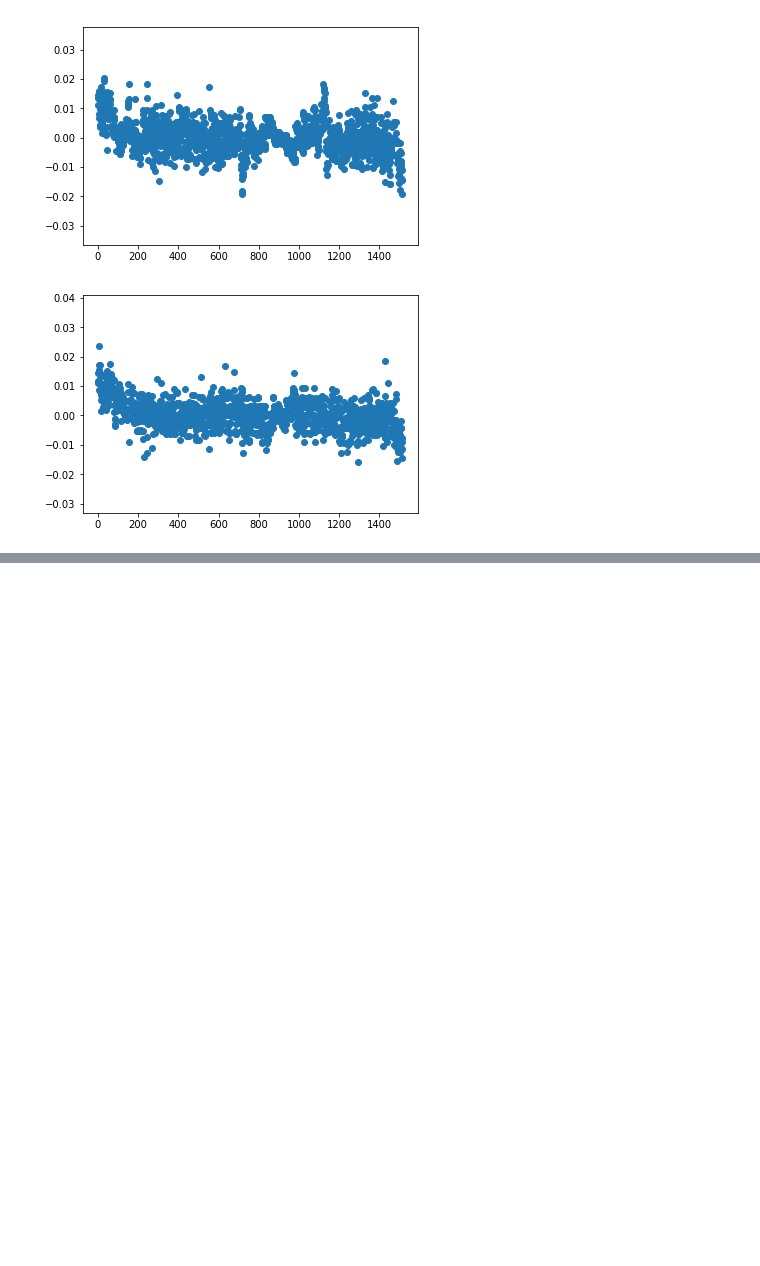
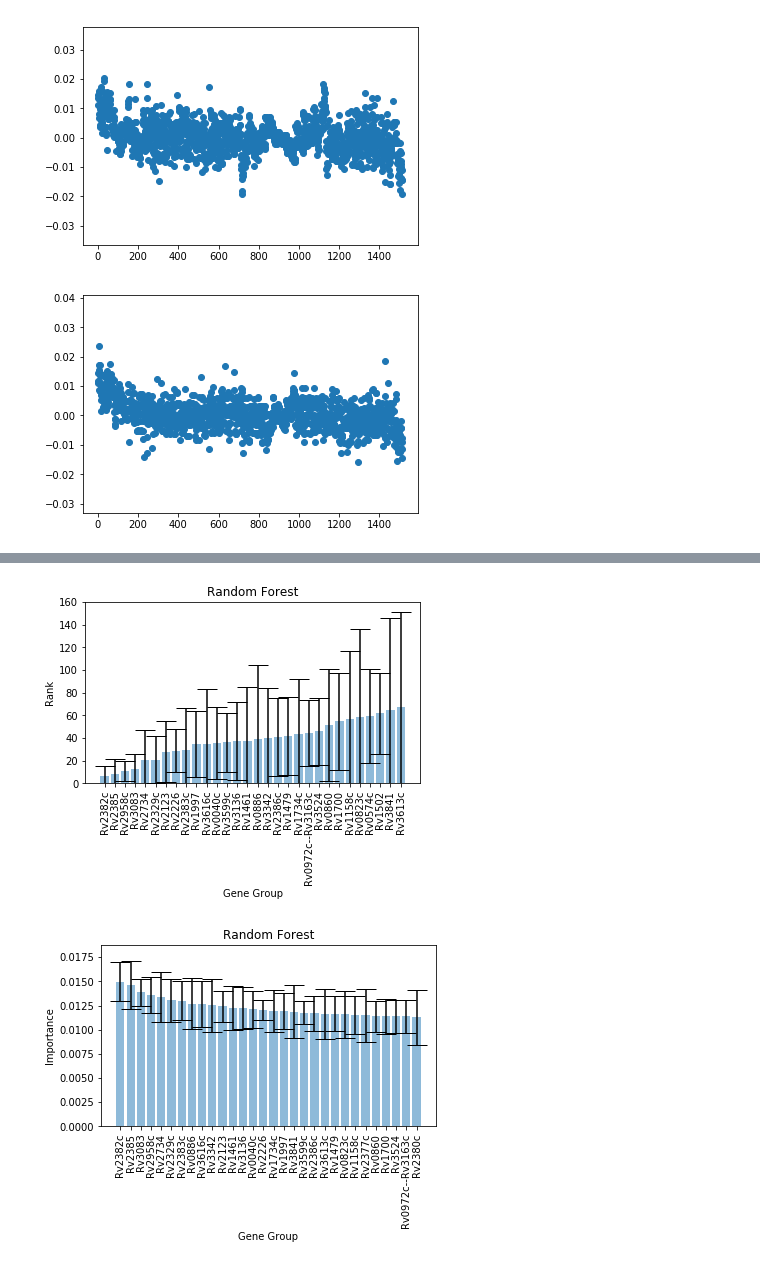
Before and after one commit to uwescience/old_xstate, a Jupyter notebook: notebooks/SVM Classification.ipynb, the cells around one changed output, grey strips where cells are left out. Cells and saved outputs as stored; diff of their text form; code cells hidden in the pictures; blank space fills up the shorter version.

```diff
--- a/notebooks/SVM Classification.ipynb
+++ b/notebooks/SVM Classification.ipynb
@@ -100,0 +136,13 @@ cross.do(iterations=500)
+# %%
+# Random forest
+df_X = pruneNormoxia(data.df_X)
+ser_y = pruneNormoxia(data.ser_y)
+df_X.columns = data.features
+ensemble = classifier_ensemble.RandomForestEnsemble(df_X, ser_y, num_iterations=20,
+                        n_estimators=5000, max_features=1500, random_state=0,
+                        min_samples_split=2, bootstrap=True)
+result.ensemble.plotRank(top=30, title="Random Forest", ylim=(0,160))
+result.ensemble.plotImportance(top=30, title="Random Forest")
+# %% [output]
+[figure, added]
+[figure, added]
```
Also changed, not shown: parts of 8 cells of this notebook.
